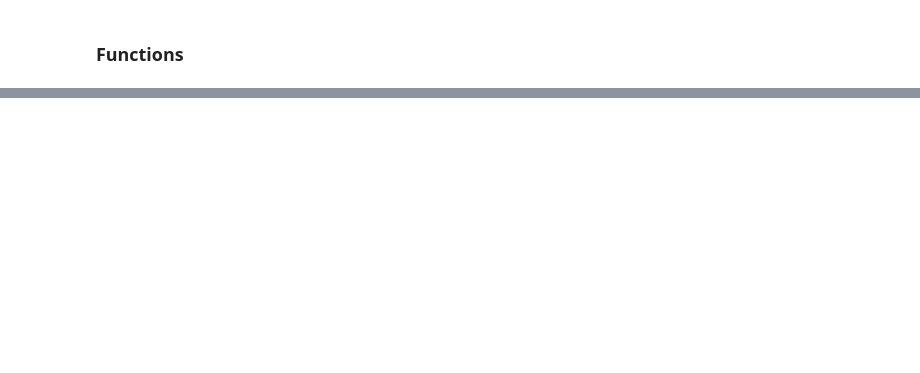
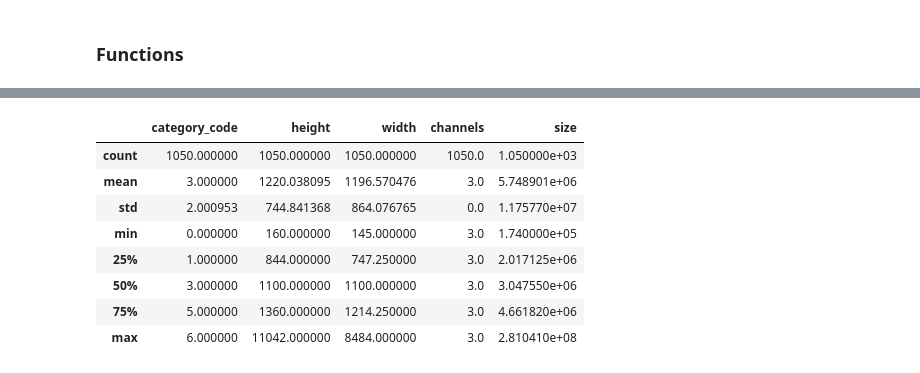
Before and after one commit to Laeti-dev/P6-txt-img_classification, a Jupyter notebook: notebooks/Ikusawa_Laetitia_1_notebook_pretraitement_feature_extraction_faisaibilite_012025/images.ipynb, the cells around one changed output, grey strips where cells are left out. Saved outputs shown, nothing was run; the diff lists cells and outputs as text; code cells hidden in the pictures; blank space fills up the shorter version.

```diff
--- a/notebooks/Ikusawa_Laetitia_1_notebook_pretraitement_feature_extraction_faisaibilite_012025/images.ipynb
+++ b/notebooks/Ikusawa_Laetitia_1_notebook_pretraitement_feature_extraction_faisaibilite_012025/images.ipynb
@@ -72,0 +108,12 @@ from sklearn import preprocessing
+# %%
+images_df.describe()
+# %% [output]
+|  | category_code | height | width | channels | size |
+| count | 1050.000000 | 1050.000000 | 1050.000000 | 1050.0 | 1.050000e+03 |
+| mean | 3.000000 | 1220.038095 | 1196.570476 | 3.0 | 5.748901e+06 |
+| std | 2.000953 | 744.841368 | 864.076765 | 0.0 | 1.175770e+07 |
+| min | 0.000000 | 160.000000 | 145.000000 | 3.0 | 1.740000e+05 |
+| 25% | 1.000000 | 844.000000 | 747.250000 | 3.0 | 2.017125e+06 |
+| 50% | 3.000000 | 1100.000000 | 1100.000000 | 3.0 | 3.047550e+06 |
+| 75% | 5.000000 | 1360.000000 | 1214.250000 | 3.0 | 4.661820e+06 |
+| max | 6.000000 | 11042.000000 | 8484.000000 | 3.0 | 2.810410e+08 |
```
Also changed, not shown: parts of 15 cells of this notebook, 1 other file.
